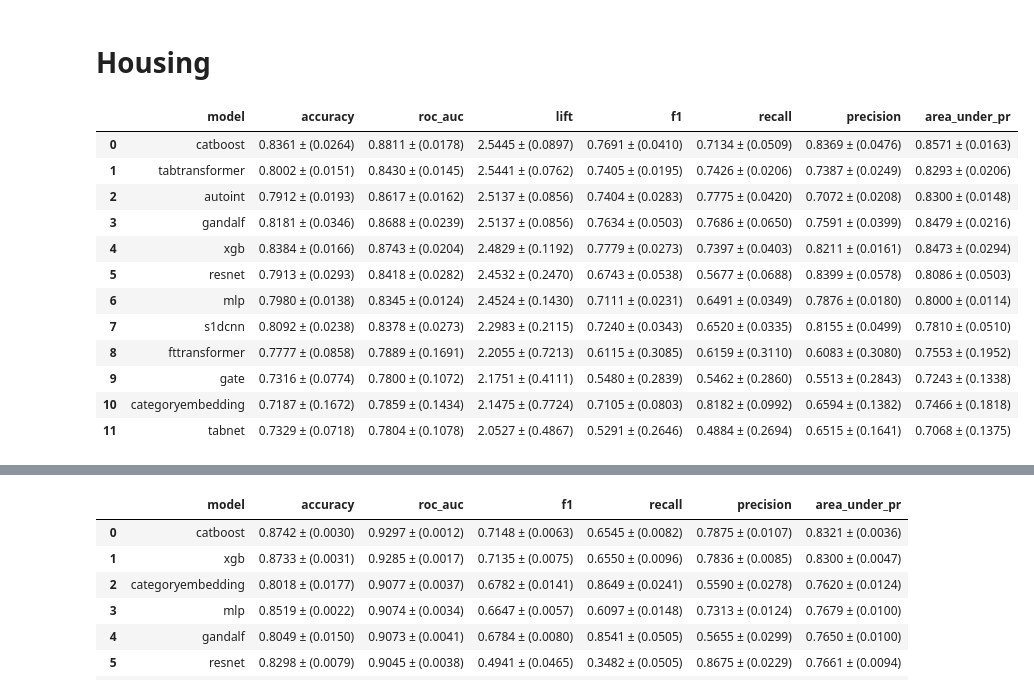
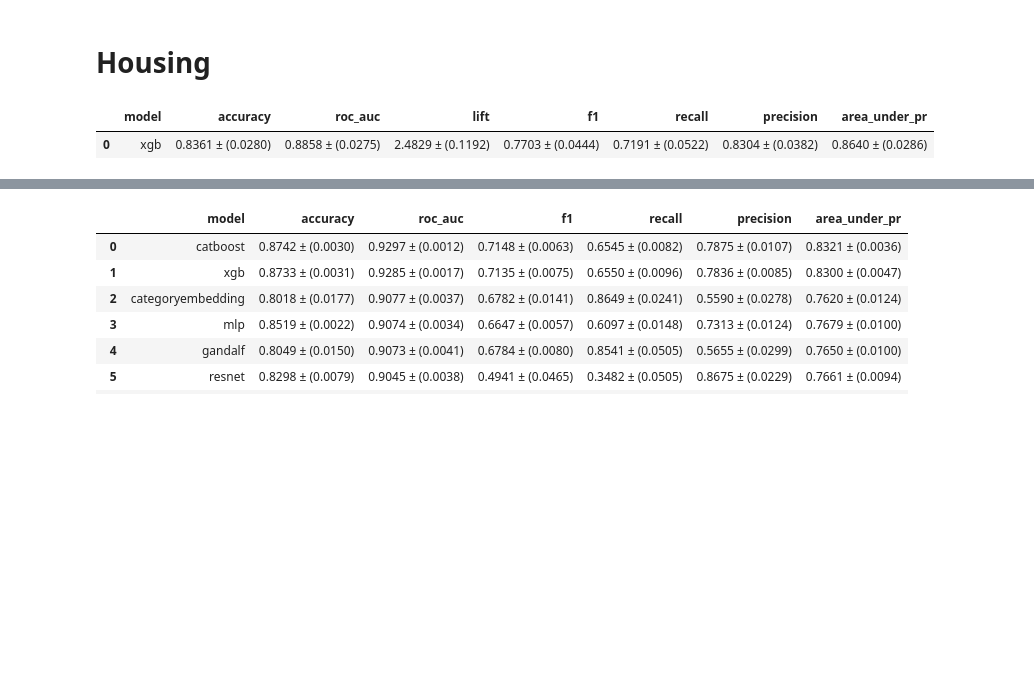
Before and after one commit to mdicio/AutoDeep, a Jupyter notebook: notebooks/ResultsExplorationBookFinal.ipynb, the cells around one changed output, grey strips where cells are left out. Drawn from its saved outputs; the diff is of its cells as text; code cells hidden in the pictures; blank space fills up the shorter version.

```diff
--- a/notebooks/ResultsExplorationBookFinal.ipynb
+++ b/notebooks/ResultsExplorationBookFinal.ipynb
@@ -186,7 +214,8 @@ class Format:
 
 
 def make_results_table(
-    df, dataset_name, display_cols, metric_cols, image_name="", dpi=1200, image_path=""
+    df, dataset_name, display_cols, metric_cols, image_name="", dpi=1200, image_path="/home/boom/sdev/WTabRun/notebooks/tables/",
+    image_folder = ""
 ):
     result_df = df.loc[df["dataset"] == dataset_name].reset_index(drop=True).copy()
 
@@ -206,7 +235,7 @@ def make_results_table(
         # Drop the corresponding std column
         result_df.drop(columns=[metric + "_std"], inplace=True)
 
-    result_df[display_cols].to_csv(rf"{image_path}/{image_name}.csv")
+    result_df[display_cols].to_csv(rf"{image_path}/{image_folder}/{image_name}.csv")
 
     return result_df[display_cols]
 
@@ -220,53 +249,41 @@ def highlight_max_row(s):
 def highlight_min_row(s):
     is_max = s == s.min()
     return ["background-color: green" if v else "" for v in is_max]
-
-
-folder = "default"
+# %%
+folder = "hyperopt"
 # %% [markdown]
 # Housing
 # %%
 display_cols = [
     "model",
     "accuracy",
     "roc_auc",
     "lift",
     "f1",
     "recall",
     "precision",
     "area_under_pr",
 ]
 metric_cols = [
     "accuracy",
     "roc_auc",
     "lift",
     "f1",
     "recall",
     "precision",
     "area_under_pr",
 ]
 dataset_name = "titanic"
 df = make_results_table(
-    best_df, dataset_name, display_cols, metric_cols, image_name=dataset_name, dpi=1200
+    best_df, dataset_name, display_cols, metric_cols, image_name=dataset_name, image_folder = folder, dpi=1200
 )
 # Apply the styling function to the specified columns
 styled_df = df.style.apply(highlight_max_row, subset=metric_cols, axis=0)
-dfi.export(styled_df, f"./tables/{folder}/df_styled_{dataset_name}.png", dpi=400)
+dfi.export(styled_df, f"./tables/{folder}/df_styled_{dataset_name}.png" , dpi=400)
 styled_df
 # %% [output]
 |  | model | accuracy | roc_auc | lift | f1 | recall | precision | area_under_pr |
-| 0 | catboost | 0.8361 ± (0.0264) | 0.8811 ± (0.0178) | 2.5445 ± (0.0897) | 0.7691 ± (0.0410) | 0.7134 ± (0.0509) | 0.8369 ± (0.0476) | 0.8571 ± (0.0163) |
-| 1 | tabtransformer | 0.8002 ± (0.0151) | 0.8430 ± (0.0145) | 2.5441 ± (0.0762) | 0.7405 ± (0.0195) | 0.7426 ± (0.0206) | 0.7387 ± (0.0249) | 0.8293 ± (0.0206) |
-| 2 | autoint | 0.7912 ± (0.0193) | 0.8617 ± (0.0162) | 2.5137 ± (0.0856) | 0.7404 ± (0.0283) | 0.7775 ± (0.0420) | 0.7072 ± (0.0208) | 0.8300 ± (0.0148) |
-| 3 | gandalf | 0.8181 ± (0.0346) | 0.8688 ± (0.0239) | 2.5137 ± (0.0856) | 0.7634 ± (0.0503) | 0.7686 ± (0.0650) | 0.7591 ± (0.0399) | 0.8479 ± (0.0216) |
-| 4 | xgb | 0.8384 ± (0.0166) | 0.8743 ± (0.0204) | 2.4829 ± (0.1192) | 0.7779 ± (0.0273) | 0.7397 ± (0.0403) | 0.8211 ± (0.0161) | 0.8473 ± (0.0294) |
-| 5 | resnet | 0.7913 ± (0.0293) | 0.8418 ± (0.0282) | 2.4532 ± (0.2470) | 0.6743 ± (0.0538) | 0.5677 ± (0.0688) | 0.8399 ± (0.0578) | 0.8086 ± (0.0503) |
-| 6 | mlp | 0.7980 ± (0.0138) | 0.8345 ± (0.0124) | 2.4524 ± (0.1430) | 0.7111 ± (0.0231) | 0.6491 ± (0.0349) | 0.7876 ± (0.0180) | 0.8000 ± (0.0114) |
-| 7 | s1dcnn | 0.8092 ± (0.0238) | 0.8378 ± (0.0273) | 2.2983 ± (0.2115) | 0.7240 ± (0.0343) | 0.6520 ± (0.0335) | 0.8155 ± (0.0499) | 0.7810 ± (0.0510) |
-| 8 | fttransformer | 0.7777 ± (0.0858) | 0.7889 ± (0.1691) | 2.2055 ± (0.7213) | 0.6115 ± (0.3085) | 0.6159 ± (0.3110) | 0.6083 ± (0.3080) | 0.7553 ± (0.1952) |
-| 9 | gate | 0.7316 ± (0.0774) | 0.7800 ± (0.1072) | 2.1751 ± (0.4111) | 0.5480 ± (0.2839) | 0.5462 ± (0.2860) | 0.5513 ± (0.2843) | 0.7243 ± (0.1338) |
-| 10 | categoryembedding | 0.7187 ± (0.1672) | 0.7859 ± (0.1434) | 2.1475 ± (0.7724) | 0.7105 ± (0.0803) | 0.8182 ± (0.0992) | 0.6594 ± (0.1382) | 0.7466 ± (0.1818) |
-| 11 | tabnet | 0.7329 ± (0.0718) | 0.7804 ± (0.1078) | 2.0527 ± (0.4867) | 0.5291 ± (0.2646) | 0.4884 ± (0.2694) | 0.6515 ± (0.1641) | 0.7068 ± (0.1375) |
+| 0 | xgb | 0.8361 ± (0.0280) | 0.8858 ± (0.0275) | 2.4829 ± (0.1192) | 0.7703 ± (0.0444) | 0.7191 ± (0.0522) | 0.8304 ± (0.0382) | 0.8640 ± (0.0286) |
 # %%
 display_cols = ["model", "mse", "r2_score", "rmse"]
 metric_cols = ["mse", "r2_score", "rmse"]
```
Also changed, not shown: parts of 15 cells of this notebook, 32 other files.
